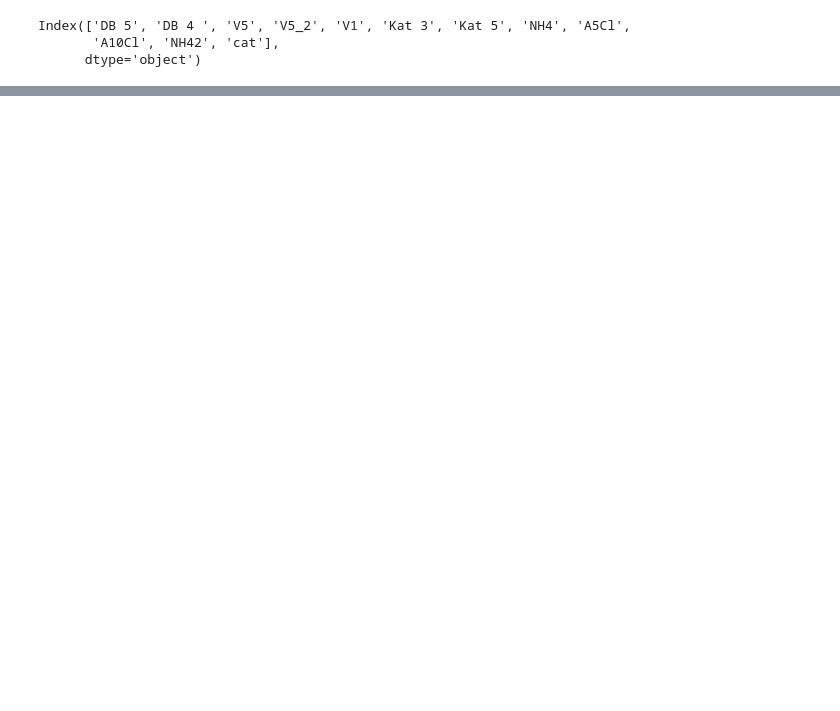
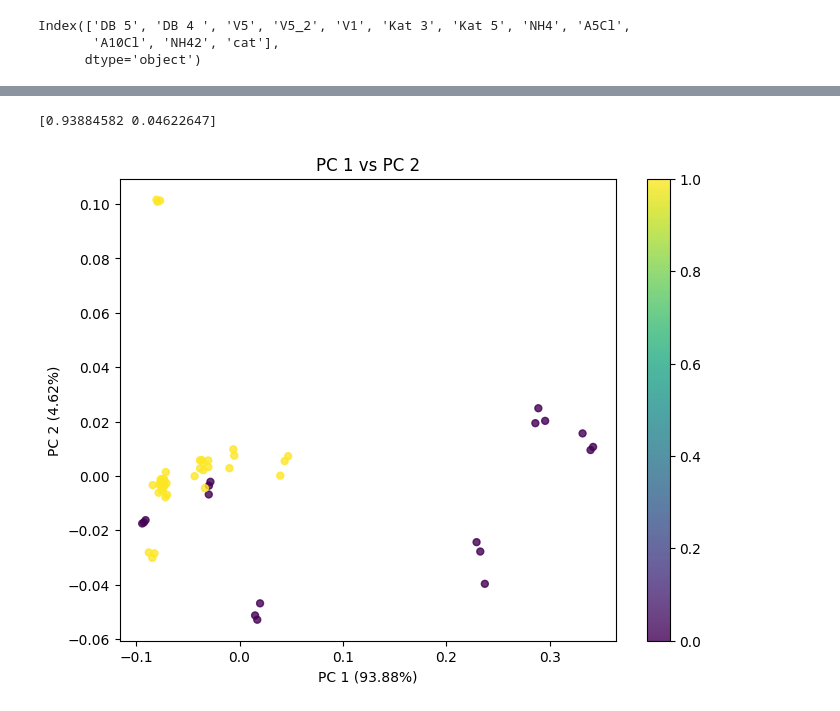
Before and after one commit to wiemila/ML-courses, a Jupyter notebook: Cutoff_syringes.ipynb, the cells around one changed output, grey strips where cells are left out. Cells and saved outputs as stored; diff of their text form; code cells hidden in the pictures; blank space fills up the shorter version.

```diff
--- a/Cutoff_syringes.ipynb
+++ b/Cutoff_syringes.ipynb
@@ -86,0 +103,3 @@ KeyError: ('DB 5', 'DB 4 ', 'V5', 'V5_2', 'V1', 'Kat 3', 'Kat 5', 'NH4', 'A5Cl',
+# %%
+dataY = df2['cat'].values
+dataY
@@ -86,0 +171,18 @@ KeyError: ('DB 5', 'DB 4 ', 'V5', 'V5_2', 'V1', 'Kat 3', 'Kat 5', 'NH4', 'A5Cl',
+# %%
+pca = PCA(n_components=2)
+pca.fit(dataX)
+print(pca.explained_variance_ratio_)
+# %% [output]
+[0.93884582 0.04622647]
+# %%
+x_pca = pca.transform(dataX)
+plt.figure(figsize=(8,6))
+plt.scatter(x_pca[:,0],x_pca[:,1],c=dataY, s = 100,
+            alpha = 0.8, marker = '.')
+plt.title('PC 1 vs PC 2')
+plt.xlabel('PC 1 (%.2f%%)' % (pca.explained_variance_ratio_[0]*100))
+plt.ylabel('PC 2 (%.2f%%)' % (pca.explained_variance_ratio_[1]*100))
+
+plt.colorbar();
+# %% [output]
+[figure, added]
```
Also changed, not shown: parts of 16 cells of this notebook.
